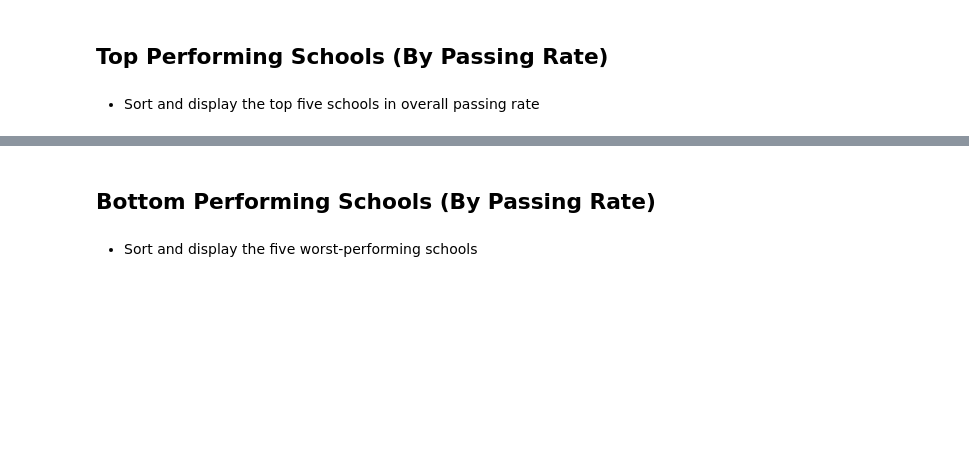
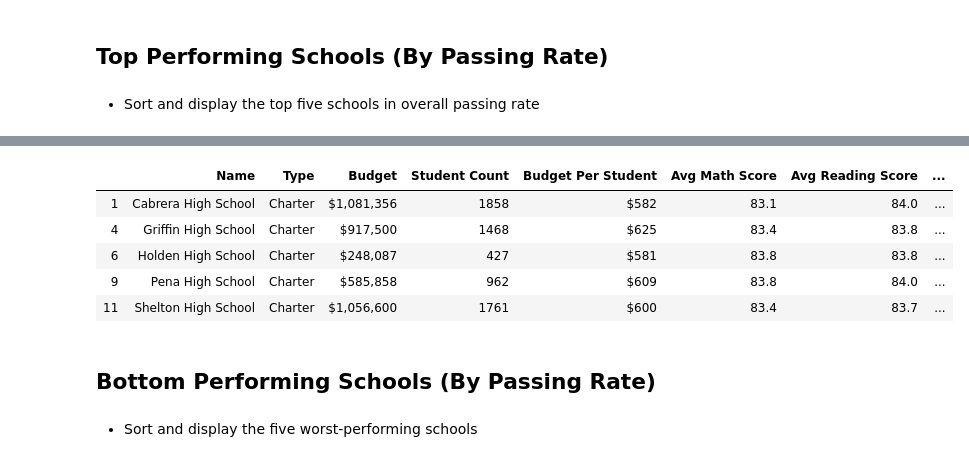
Before and after one commit to mhargroder/hw_04_Pandas, a Jupyter notebook: PyCitySchools_mHargroder.ipynb, the cells around one changed output, grey strips where cells are left out. Drawn from its saved outputs; the diff is of its cells as text; code cells hidden in the pictures; blank space fills up the shorter version.

```diff
--- a/PyCitySchools_mHargroder.ipynb
+++ b/PyCitySchools_mHargroder.ipynb
@@ -172,3 +164,12 @@ schoolSummaryDF_Fmt
+# %%
+schoolSummaryDF_Fmt.sort_values('Overall Pass Rate %', ascending = False).head()
+# %% [output]
+|  | Name | Type | Budget | Student Count | Budget Per Student | Avg Math Score | Avg Reading Score | ... |
+| 1 | Cabrera High School | Charter | $1,081,356 | 1858 | $582 | 83.1 | 84.0 | ... |
+| 4 | Griffin High School | Charter | $917,500 | 1468 | $625 | 83.4 | 83.8 | ... |
+| 6 | Holden High School | Charter | $248,087 | 427 | $581 | 83.8 | 83.8 | ... |
+| 9 | Pena High School | Charter | $585,858 | 962 | $609 | 83.8 | 84.0 | ... |
+| 11 | Shelton High School | Charter | $1,056,600 | 1761 | $600 | 83.4 | 83.7 | ... |
 # %% [markdown]
 ## Bottom Performing Schools (By Passing Rate)
 # %% [markdown]
```
Also changed, not shown: parts of 8 cells of this notebook.
